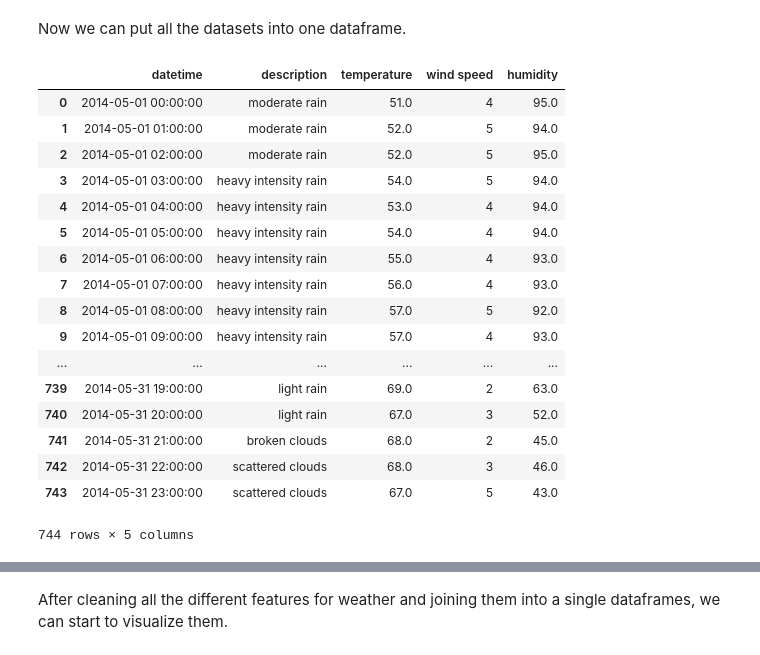
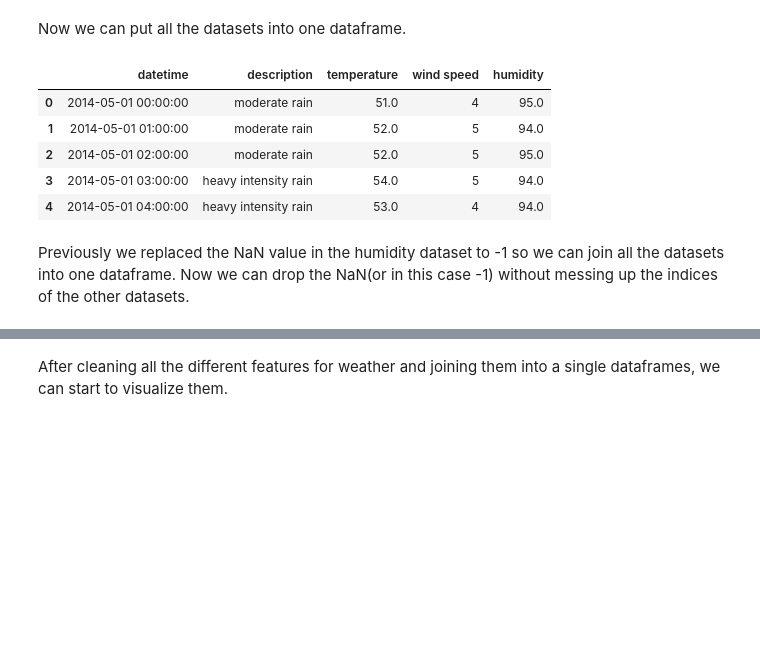
Before and after one commit to zil011/COGS108_Final_Project, a Jupyter notebook: FinalProject.ipynb, the cells around one changed output, grey strips where cells are left out. Drawn from its saved outputs; the diff is of its cells as text; code cells hidden in the pictures; blank space fills up the shorter version.

```diff
--- a/FinalProject.ipynb
+++ b/FinalProject.ipynb
@@ -244,34 +244,24 @@ humidity_df.rename(columns={'New York':'humidity'}, inplace=True)
 # %%
 #After running above, we can see the index from all dataframes do not match up.
 #This is due to the different set up for each of them.
 weather_description_df = weather_description_df.reset_index(drop=True)
 temperature_df = temperature_df.reset_index(drop=True)
 wind_speed_df = wind_speed_df.reset_index(drop=True)
 humidity_df = humidity_df.reset_index(drop=True)
 
 # Then we can put them all together
 #weather_description_df = weather_description_df.join(temperature_df['temperature'])
 #weather_description_df = weather_description_df.join(wind_speed_df['wind speed'])
 #weather_description_df = weather_description_df.join(humidity_df['humidity'])
 
 # let's see what our dataframe looks like
-weather_description_df
+weather_description_df.head()
 # %% [output]
 |  | datetime | description | temperature | wind speed | humidity |
 | 0 | 2014-05-01 00:00:00 | moderate rain | 51.0 | 4 | 95.0 |
 | 1 | 2014-05-01 01:00:00 | moderate rain | 52.0 | 5 | 94.0 |
 | 2 | 2014-05-01 02:00:00 | moderate rain | 52.0 | 5 | 95.0 |
 | 3 | 2014-05-01 03:00:00 | heavy intensity rain | 54.0 | 5 | 94.0 |
 | 4 | 2014-05-01 04:00:00 | heavy intensity rain | 53.0 | 4 | 94.0 |
-| 5 | 2014-05-01 05:00:00 | heavy intensity rain | 54.0 | 4 | 94.0 |
-| 6 | 2014-05-01 06:00:00 | heavy intensity rain | 55.0 | 4 | 93.0 |
-| 7 | 2014-05-01 07:00:00 | heavy intensity rain | 56.0 | 4 | 93.0 |
-| 8 | 2014-05-01 08:00:00 | heavy intensity rain | 57.0 | 5 | 92.0 |
-| 9 | 2014-05-01 09:00:00 | heavy intensity rain | 57.0 | 4 | 93.0 |
-| ... | ... | ... | ... | ... | ... |
-| 739 | 2014-05-31 19:00:00 | light rain | 69.0 | 2 | 63.0 |
-| 740 | 2014-05-31 20:00:00 | light rain | 67.0 | 3 | 52.0 |
-| 741 | 2014-05-31 21:00:00 | broken clouds | 68.0 | 2 | 45.0 |
-| 742 | 2014-05-31 22:00:00 | scattered clouds | 68.0 | 3 | 46.0 |
-| 743 | 2014-05-31 23:00:00 | scattered clouds | 67.0 | 5 | 43.0 |
-744 rows × 5 columns
+# %% [markdown]
+Previously we replaced the NaN value in the humidity dataset to -1 so we can join all the datasets into one dataframe. Now we can drop the NaN(or in this case -1) without messing up the indices of the other datasets.
```
Also changed, not shown: parts of 1 cell of this notebook.
